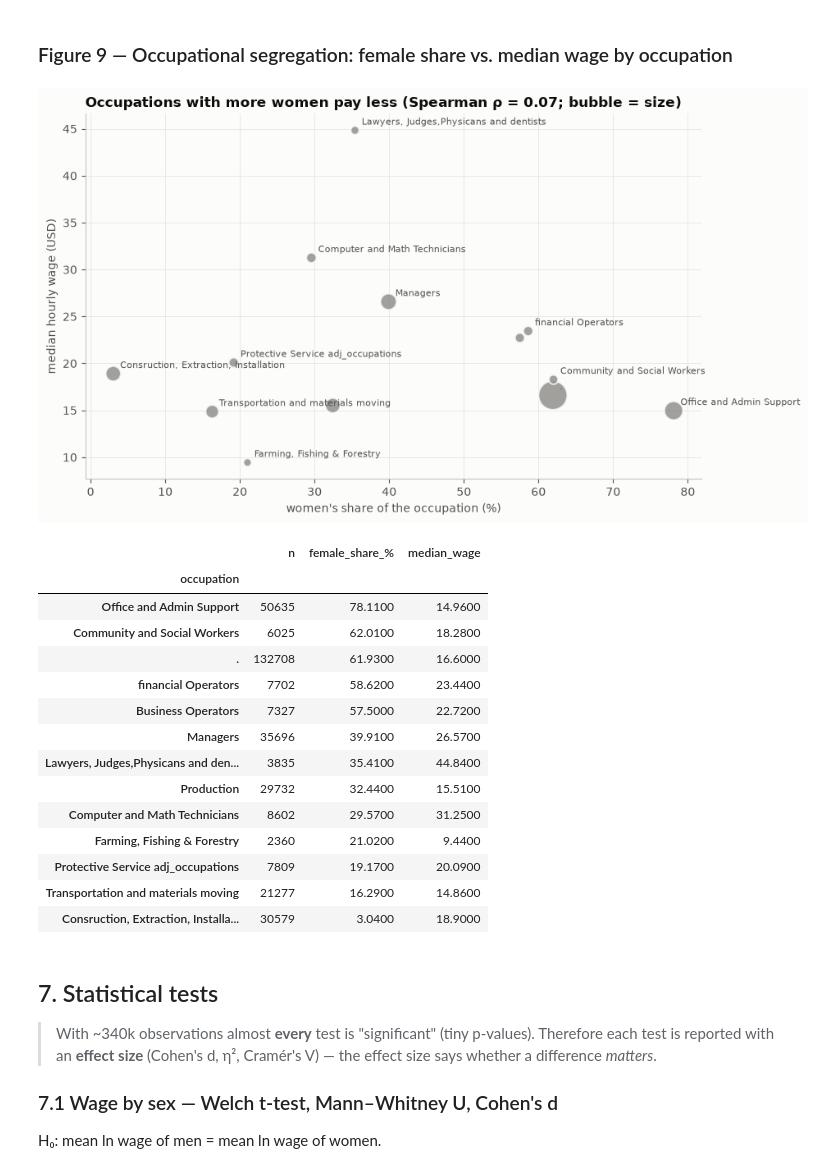
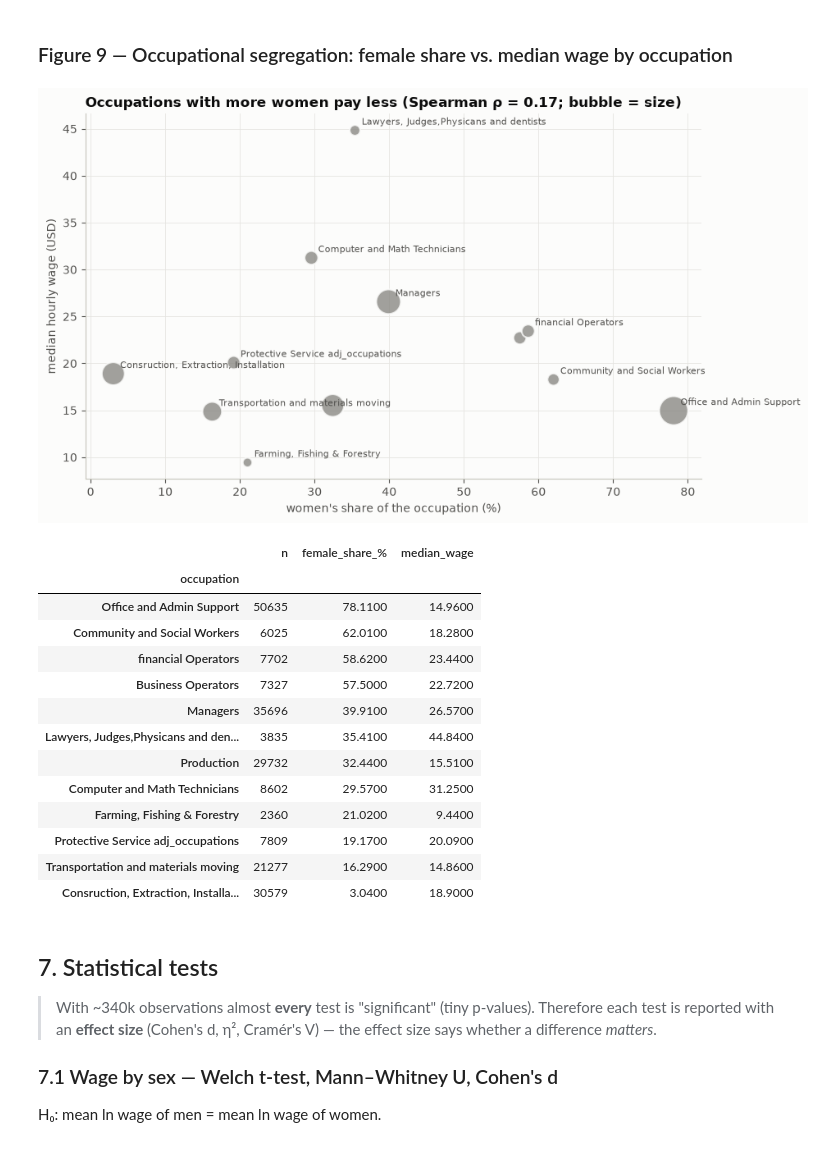
Before and after one commit to sporlichka/Data-mining-Final-Project, a Jupyter notebook: notebooks/GPG-004_eda.ipynb, the cells around one changed output. Cells and saved outputs as stored; diff of their text form; code cells hidden in the pictures.

Commit message:
GPG-4: label unclassified occupations, exclude from segregation scatter

```diff
--- a/notebooks/GPG-004_eda.ipynb
+++ b/notebooks/GPG-004_eda.ipynb
@@ -102,6 +102,8 @@ def grouped_bars(ax, data, colors, width=0.38):
 ## 1. Load the cleaned data
 # %%
 df = pd.read_csv(CLEAN_PATH, low_memory=False)
+OTHER_OCC = "Other"
+df["adj_occ2name"] = df["adj_occ2name"].replace({".": OTHER_OCC})
 Y, W = "ln_realhrwage", "wtsupp"
 if W not in df.columns:
     df[W] = 1.0
@@ -430,34 +432,33 @@ savefig("08_experience_profile_and_gap")
 # %%
 if "adj_occ2name" in df.columns:
     rows = []
     for occ, g in df.groupby("adj_occ2name"):
-        if len(g) >= 200:
+        if len(g) >= 200 and occ != OTHER_OCC:
             rows.append({"occupation": occ, "n": len(g), "female_share_%": 100 * g["female"].mean(), "median_wage": wmedian(g["realhrwage"], g[W])})
     occ_t = pd.DataFrame(rows).set_index("occupation")
     rho, p_rho = stats.spearmanr(occ_t["female_share_%"], occ_t["median_wage"])
     occ_t.sort_values("median_wage", ascending=False).to_csv(RES_DIR / "occupation_table.csv")
 
     fig, ax = plt.subplots(figsize=(9.5, 5.4))
     ax.scatter(occ_t["female_share_%"], occ_t["median_wage"], s=occ_t["n"] / occ_t["n"].max() * 600 + 40, color="#8a8984",
                alpha=0.8, edgecolor=SURFACE, linewidth=1.5)
     label_idx = set(occ_t["median_wage"].nlargest(4).index) | set(occ_t["median_wage"].nsmallest(3).index) | \
                 set(occ_t["female_share_%"].nlargest(3).index) | set(occ_t["female_share_%"].nsmallest(3).index)
     for occ in label_idx:
         ax.annotate(occ, (occ_t.loc[occ, "female_share_%"], occ_t.loc[occ, "median_wage"]), textcoords="offset points", xytext=(6, 5), fontsize=8, color=INK2)
     ax.set_xlabel("women's share of the occupation (%)"); ax.set_ylabel("median hourly wage (USD)")
     ax.set_title(f"Occupations with more women pay less (Spearman ρ = {rho:.2f}; bubble = size)")
     savefig("09_occupational_segregation")
     display(occ_t.sort_values("female_share_%", ascending=False).round(2))
 else:
     rho, p_rho = np.nan, np.nan
     print("adj_occ2name not available — skipping")
 # %% [output]
-[figure, old version]
+[figure, new version]
 |  | n | female_share_% | median_wage |
 | occupation |  |  |  |
 | Office and Admin Support | 50635 | 78.1100 | 14.9600 |
 | Community and Social Workers | 6025 | 62.0100 | 18.2800 |
-| . | 132708 | 61.9300 | 16.6000 |
 | financial Operators | 7702 | 58.6200 | 23.4400 |
 | Business Operators | 7327 | 57.5000 | 22.7200 |
 | Managers | 35696 | 39.9100 | 26.5700 |
```
Also changed, not shown: parts of 2 cells of this notebook, 7 other files.
